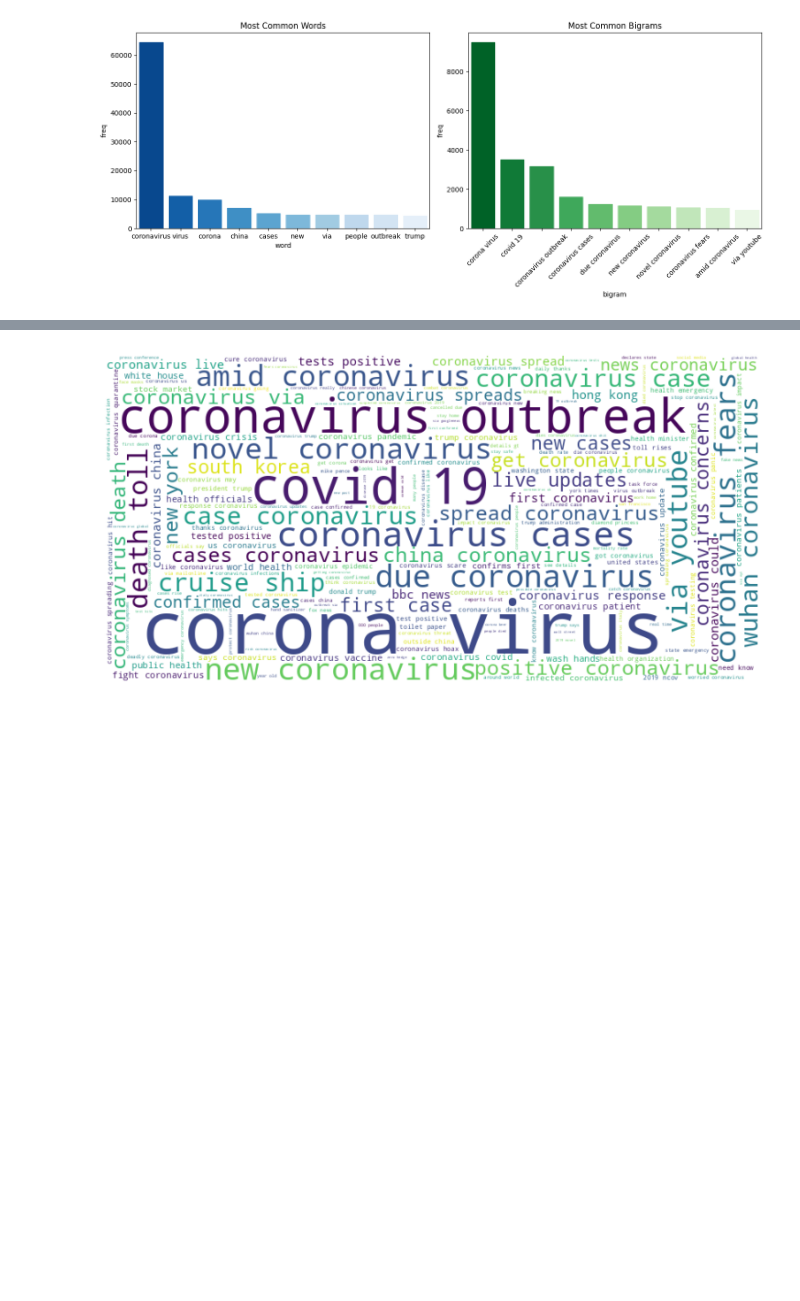
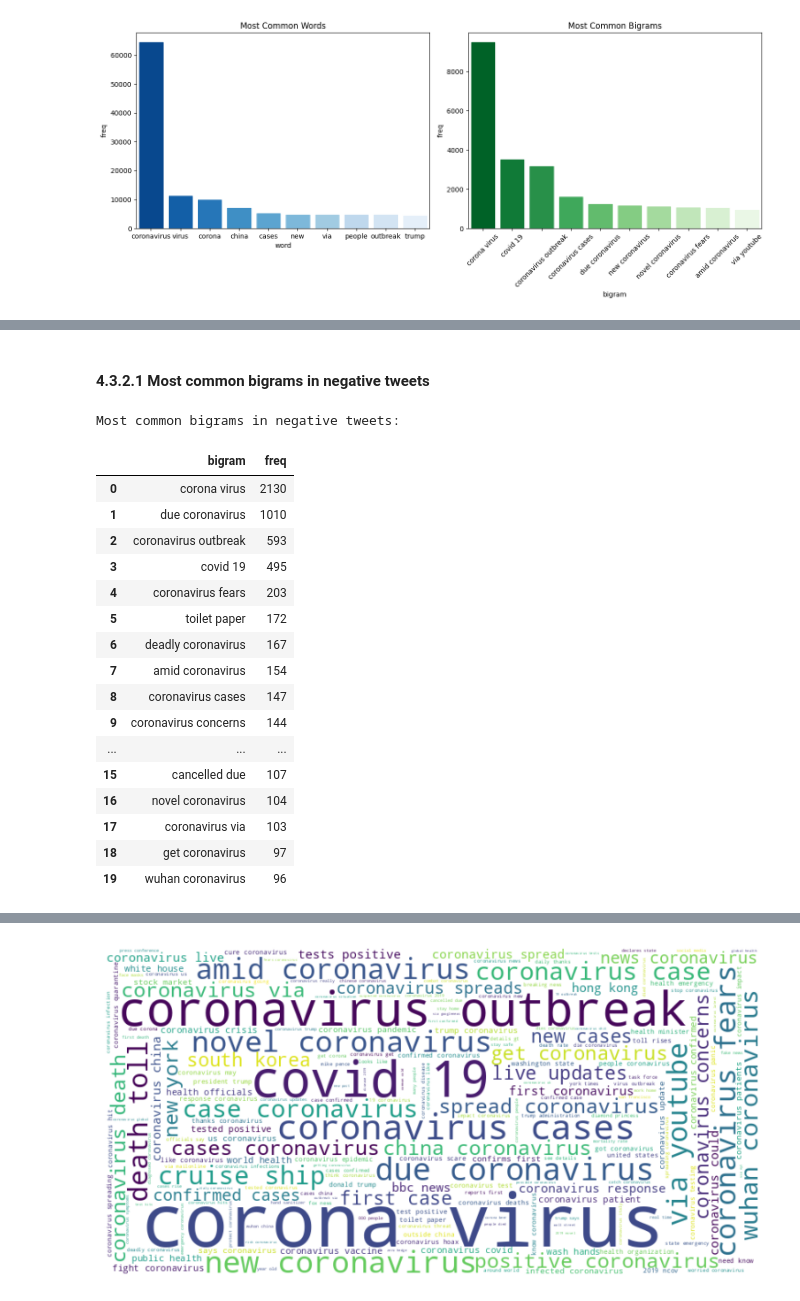
Before and after one commit to Lexian-6/Sentiment-Analysis-towards-COVID-19-on-Twitter, a Jupyter notebook: COVIDSenti_Analysis.ipynb, the cells around one changed output, grey strips where cells are left out. Drawn from its saved outputs; the diff is of its cells as text; code cells hidden in the pictures; blank space fills up the shorter version.

```diff
--- a/COVIDSenti_Analysis.ipynb
+++ b/COVIDSenti_Analysis.ipynb
@@ -592,0 +643,26 @@ Most common words in pos tweets:
+# %% [markdown]
+#### 4.3.2.1 Most common bigrams in negative tweets
+# %%
+print(f"\nMost common bigrams in {sentiment_list[0]} tweets:")
+common_bigrams = get_top_n_bigram(no_stopwords_df[no_stopwords_df['label'] == "neg"]['tweet'], 20)
+df_common_bigrams = pd.DataFrame(common_bigrams, columns=['bigram', 'freq'])
+df_common_bigrams.style.background_gradient(cmap='Reds')
+# %% [output]
+Most common bigrams in negative tweets:
+|  | bigram | freq |
+| 0 | corona virus | 2130 |
+| 1 | due coronavirus | 1010 |
+| 2 | coronavirus outbreak | 593 |
+| 3 | covid 19 | 495 |
+| 4 | coronavirus fears | 203 |
+| 5 | toilet paper | 172 |
+| 6 | deadly coronavirus | 167 |
+| 7 | amid coronavirus | 154 |
+| 8 | coronavirus cases | 147 |
+| 9 | coronavirus concerns | 144 |
+| ... | ... | ... |
+| 15 | cancelled due | 107 |
+| 16 | novel coronavirus | 104 |
+| 17 | coronavirus via | 103 |
+| 18 | get coronavirus | 97 |
+| 19 | wuhan coronavirus | 96 |
```
Also changed, not shown: parts of 11 cells of this notebook.
